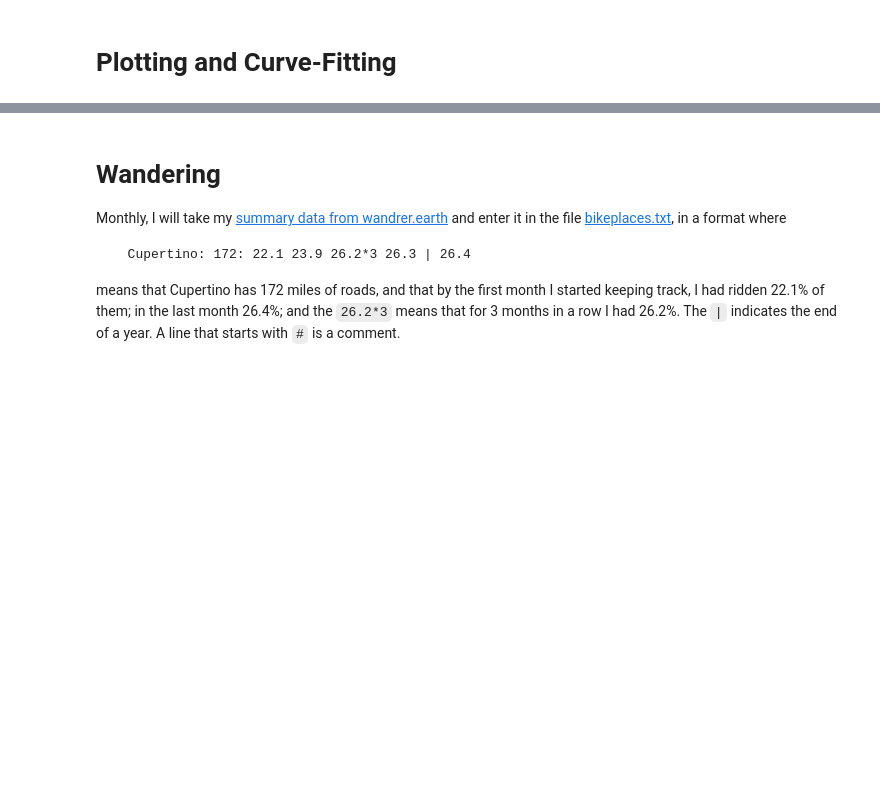
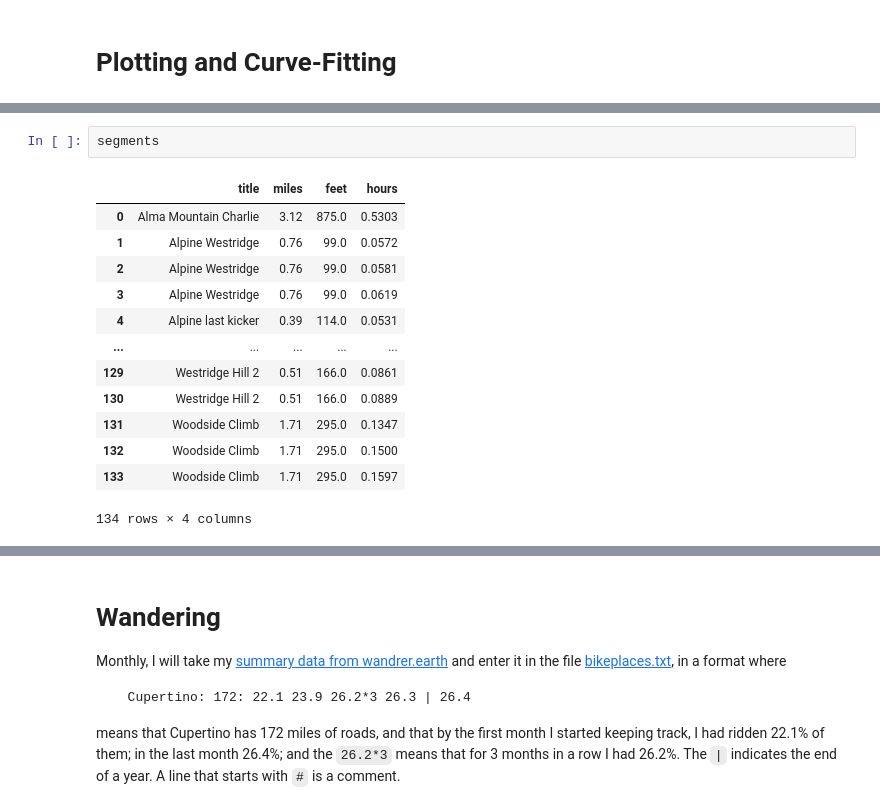
Before and after one commit to norvig/pytudes, a Jupyter notebook: ipynb/BikeCode.ipynb, the cells around one changed output, grey strips where cells are left out. Cells and saved outputs as stored; diff of their text form; blank space fills up the shorter version.

```diff
--- a/ipynb/BikeCode.ipynb
+++ b/ipynb/BikeCode.ipynb
@@ -111,0 +146,16 @@ def estimate(dist, climb, mph=poly_fit(feet/miles, miles/hours, 2)) -> float:
+# %%
+segments
+# %% [output]
+|  | title | miles | feet | hours |
+| 0 | Alma Mountain Charlie | 3.12 | 875.0 | 0.5303 |
+| 1 | Alpine Westridge | 0.76 | 99.0 | 0.0572 |
+| 2 | Alpine Westridge | 0.76 | 99.0 | 0.0581 |
+| 3 | Alpine Westridge | 0.76 | 99.0 | 0.0619 |
+| 4 | Alpine last kicker | 0.39 | 114.0 | 0.0531 |
+| ... | ... | ... | ... | ... |
+| 129 | Westridge Hill 2 | 0.51 | 166.0 | 0.0861 |
+| 130 | Westridge Hill 2 | 0.51 | 166.0 | 0.0889 |
+| 131 | Woodside Climb | 1.71 | 295.0 | 0.1347 |
+| 132 | Woodside Climb | 1.71 | 295.0 | 0.1500 |
+| 133 | Woodside Climb | 1.71 | 295.0 | 0.1597 |
+134 rows × 4 columns
```
Also changed, not shown: parts of 7 cells of this notebook, 2 other files.
